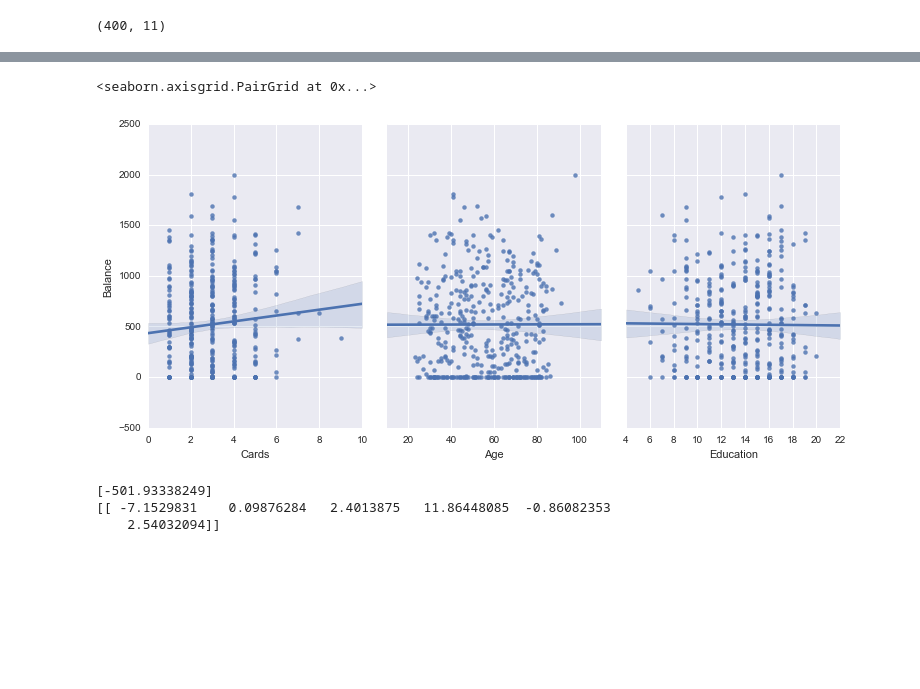
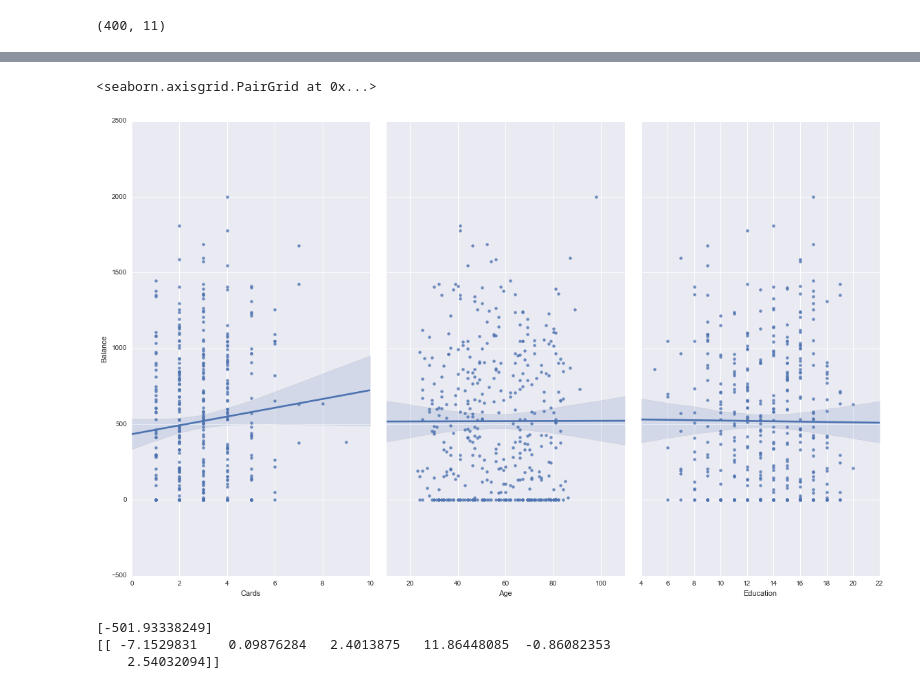
Before and after one commit to daniel-lozano/MCA, a Jupyter notebook: Aprendizaje_supervisado/Credit_cards_seaborn.ipynb, the cells around one changed output, grey strips where cells are left out. Cells and saved outputs as stored; diff of their text form; code cells hidden in the pictures; blank space fills up the shorter version.

```diff
--- a/Aprendizaje_supervisado/Credit_cards_seaborn.ipynb
+++ b/Aprendizaje_supervisado/Credit_cards_seaborn.ipynb
@@ -29,8 +30,8 @@ sns.pairplot(data, x_vars=['Income','Limit','Rating'], y_vars='Balance', size=5,
 # %%
-sns.pairplot(data, x_vars=['Cards','Age','Education'], y_vars='Balance', size=5, aspect=0.7, kind='reg')
+sns.pairplot(data, x_vars=['Cards','Age','Education'], y_vars='Balance', size=10, aspect=0.7, kind='reg')
 # %% [output]
 <seaborn.axisgrid.PairGrid at 0x...>
-[figure, old version]
+[figure, new version]
 # %%
 X = data[['Income','Limit','Rating','Cards','Age','Education']]
 Y=data[['Balance']]
```
Also changed, not shown: parts of 20 cells of this notebook.
